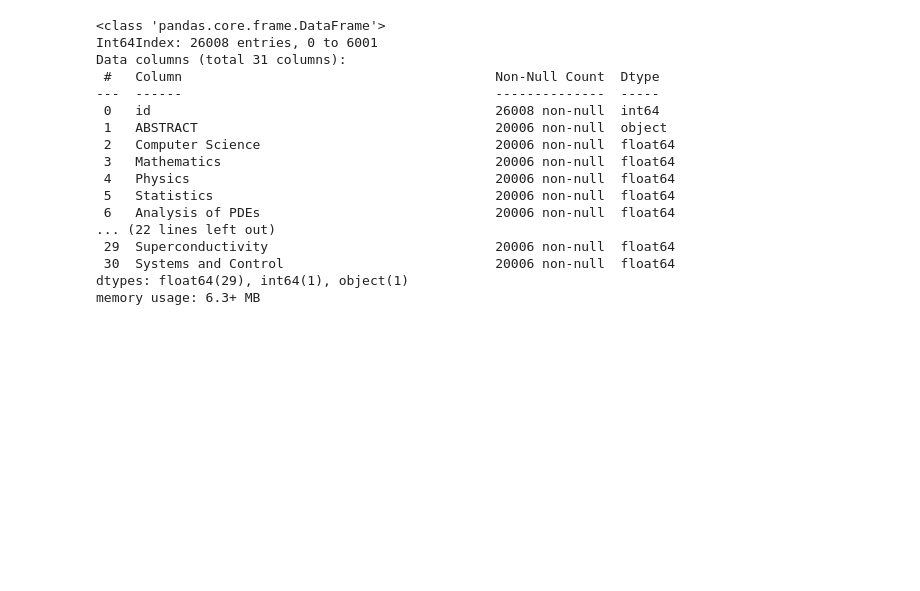
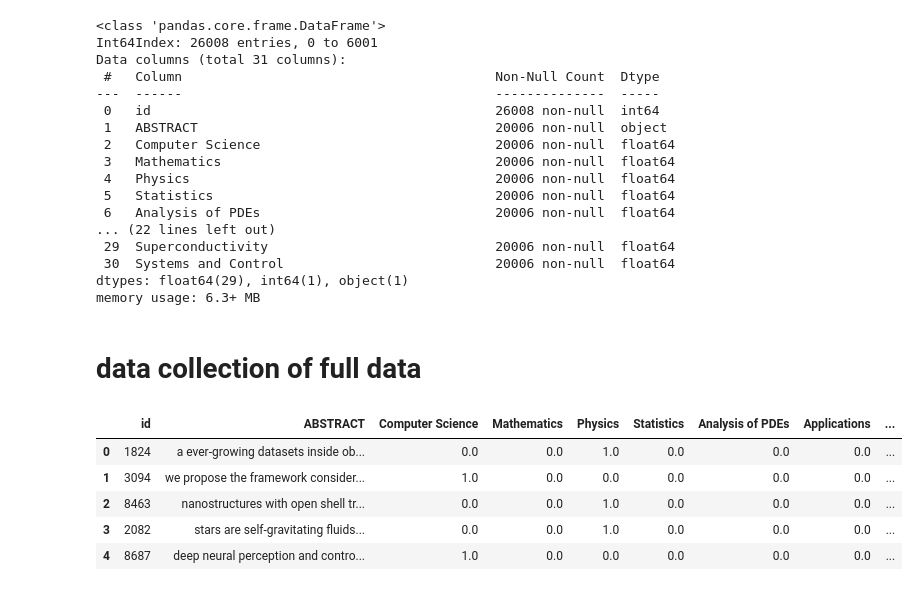
Before and after one commit to ash0411/major_project, a Jupyter notebook: major_project.ipynb, the cells around one changed output. Drawn from its saved outputs; the diff is of its cells as text; code cells hidden in the pictures; blank space fills up the shorter version.

```diff
--- a/major_project.ipynb
+++ b/major_project.ipynb
@@ -67,3 +80,5 @@ dtypes: float64(29), int64(1), object(1)
 memory usage: 6.3+ MB
 # %%
 df3.to_csv(root+'dataset/'+'full.csv',index = False)
+# %% [markdown]
+# data collection of full data
@@ -69,0 +88,9 @@ df3.to_csv(root+'dataset/'+'full.csv',index = False)
+# %%
+df.head()
+# %% [output]
+|  | id | ABSTRACT | Computer Science | Mathematics | Physics | Statistics | Analysis of PDEs | Applications | ... |
+| 0 | 1824 | a ever-growing datasets inside ob... | 0.0 | 0.0 | 1.0 | 0.0 | 0.0 | 0.0 | ... |
+| 1 | 3094 | we propose the framework consider... | 1.0 | 0.0 | 0.0 | 0.0 | 0.0 | 0.0 | ... |
+| 2 | 8463 | nanostructures with open shell tr... | 0.0 | 0.0 | 1.0 | 0.0 | 0.0 | 0.0 | ... |
+| 3 | 2082 | stars are self-gravitating fluids... | 0.0 | 0.0 | 1.0 | 0.0 | 0.0 | 0.0 | ... |
+| 4 | 8687 | deep neural perception and contro... | 1.0 | 0.0 | 0.0 | 0.0 | 0.0 | 0.0 | ... |
```
Also changed, not shown: parts of 22 cells of this notebook, 1 other file.
